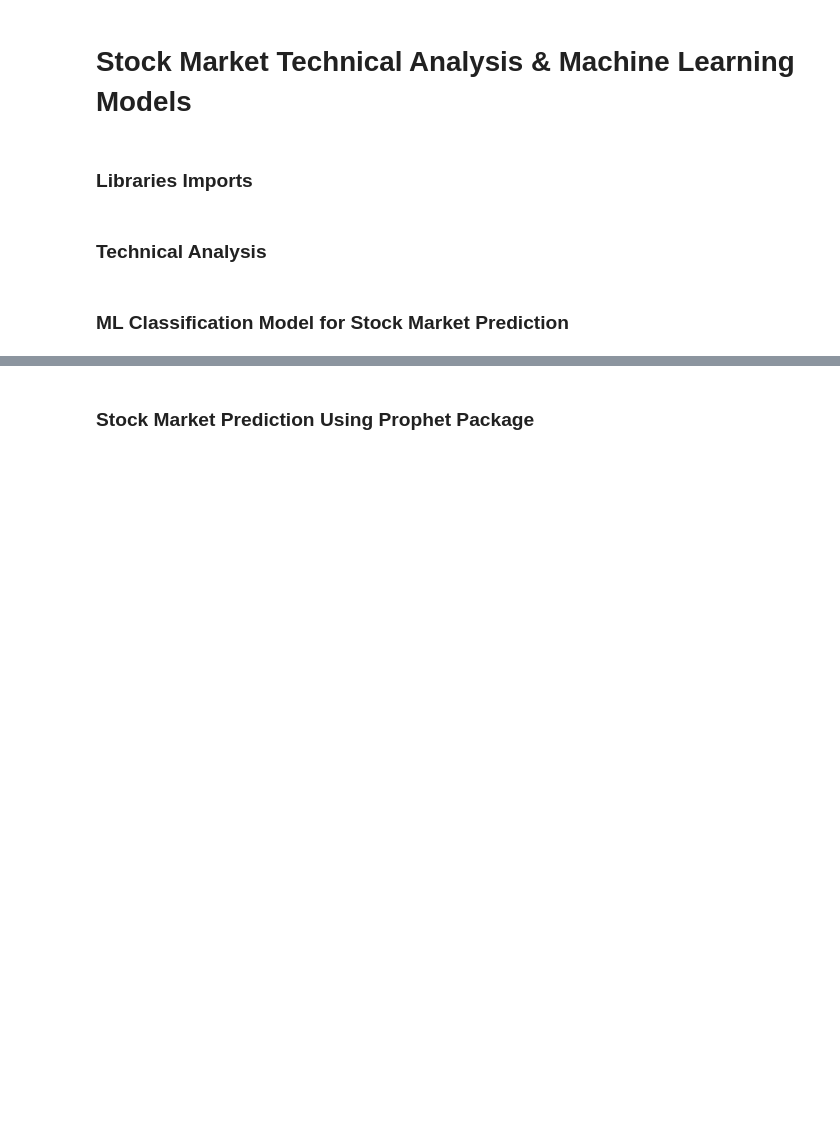
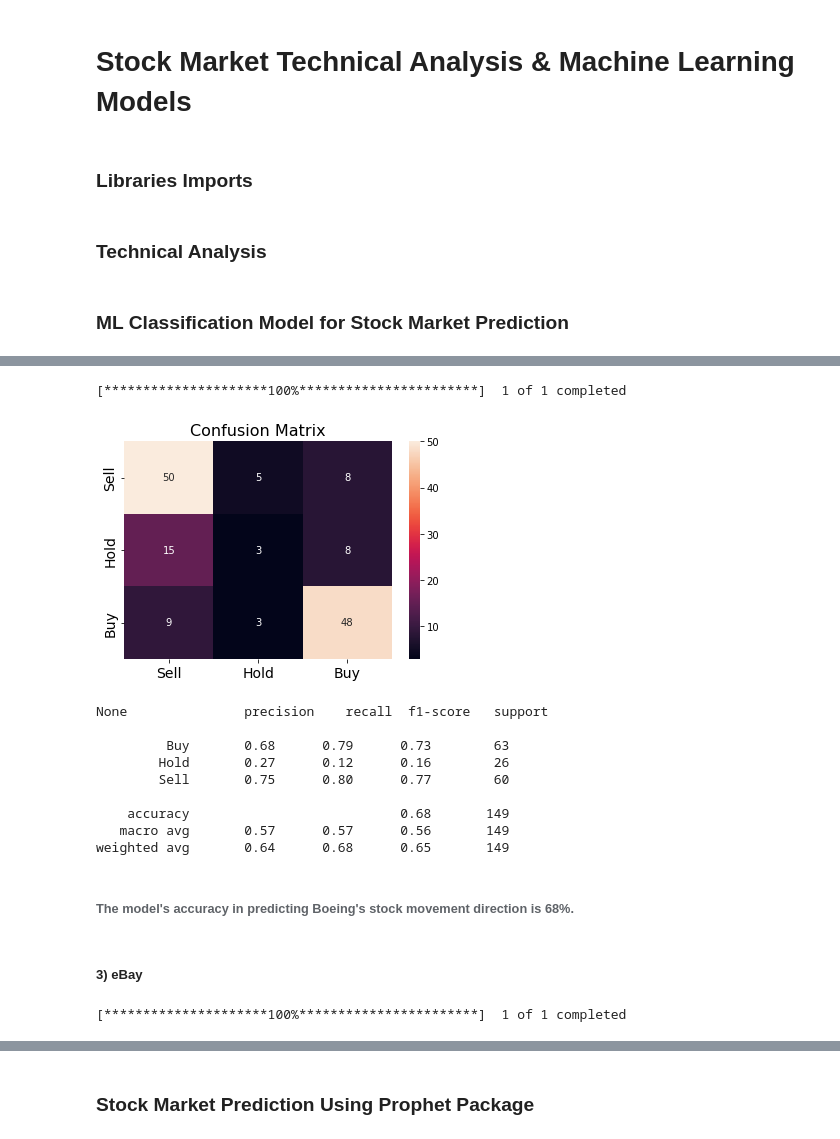
Before and after one commit to Abdulah94/Stock-Market-predictions-Using-Machine-learning, a Jupyter notebook: code/Code.ipynb, the cells around one changed output, grey strips where cells are left out. Saved outputs shown, nothing was run; the diff lists cells and outputs as text; code cells hidden in the pictures; blank space fills up the shorter version.

```diff
--- a/code/Code.ipynb
+++ b/code/Code.ipynb
@@ -149,0 +196,25 @@ def classification_model_evaluation(df):
+# %%
+Boeing = yf.download('BA', start ='2019-04-29', end = '2022-04-29')
+# %% [output]
+[*********************100%***********************]  1 of 1 completed
+# %%
+classification_model_evaluation(Boeing)
+# %% [output]
+[figure, added]
+None               precision    recall  f1-score   support
+
+         Buy       0.68      0.79      0.73        63
+        Hold       0.27      0.12      0.16        26
+        Sell       0.75      0.80      0.77        60
+
+    accuracy                           0.68       149
+   macro avg       0.57      0.57      0.56       149
+weighted avg       0.64      0.68      0.65       149
+# %% [markdown]
+###### The model's accuracy in predicting Boeing's stock movement direction is 68%.
+# %% [markdown]
+##### 3) eBay
+# %%
+ebay = yf.download('EBAY', start ='2019-04-29', end = '2022-04-29')
+# %% [output]
+[*********************100%***********************]  1 of 1 completed
```
Also changed, not shown: parts of 15 cells of this notebook.
